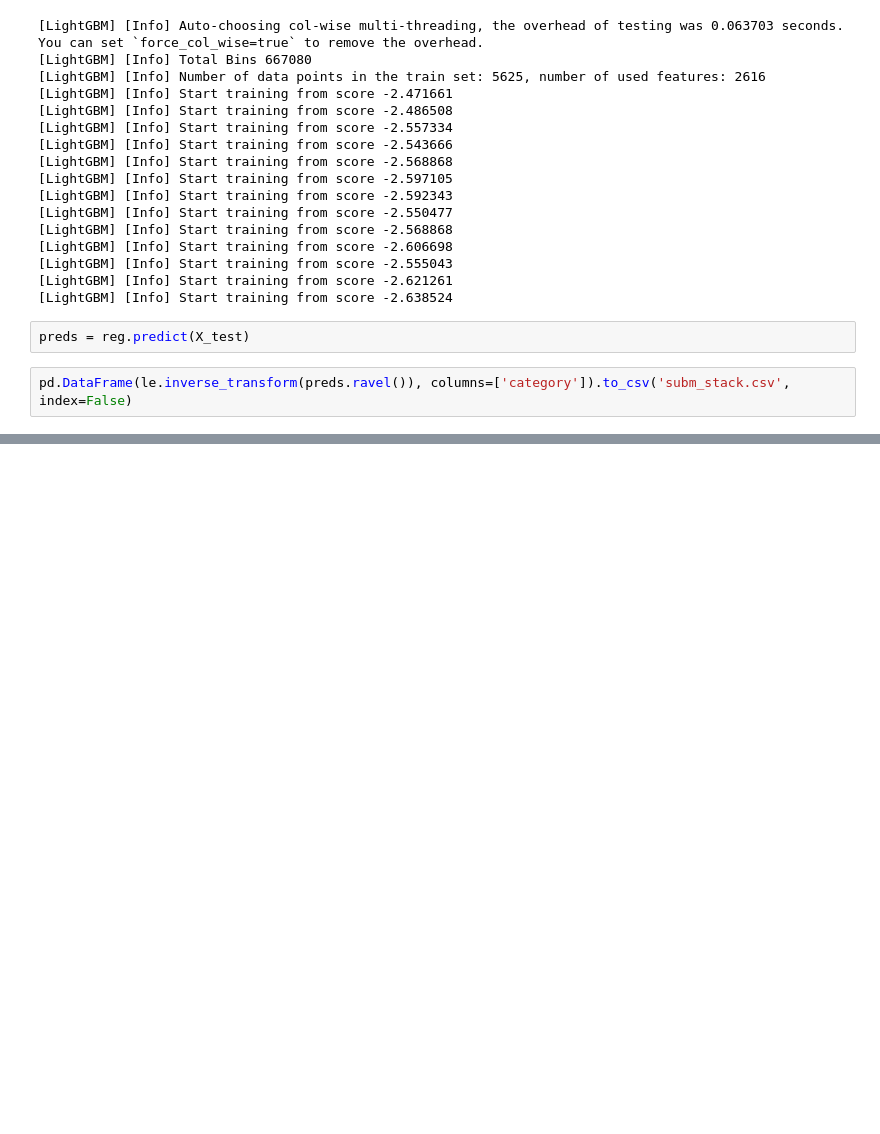
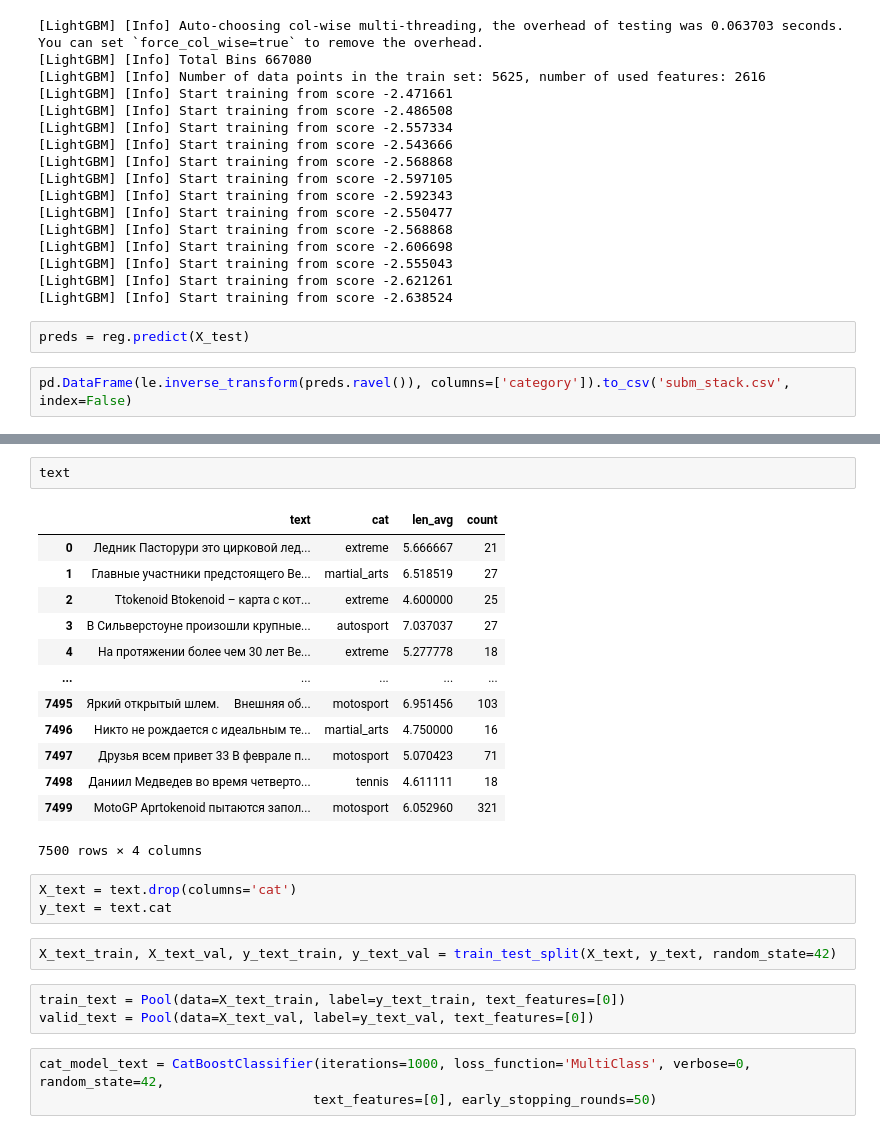
Before and after one commit to meshvedov/competition-ds, a Jupyter notebook: 6_blending_hw.ipynb, the cells around one changed output, grey strips where cells are left out. Saved outputs shown, nothing was run; the diff lists cells and outputs as text; blank space fills up the shorter version.

```diff
--- a/6_blending_hw.ipynb
+++ b/6_blending_hw.ipynb
@@ -210,0 +236,27 @@ pd.DataFrame(le.inverse_transform(preds.ravel()), columns=['category']).to_csv('
+# %%
+text
+# %% [output]
+|  | text | cat | len_avg | count |
+| 0 | Ледник Пасторури это цирковой лед... | extreme | 5.666667 | 21 |
+| 1 | Главные участники предстоящего Be... | martial_arts | 6.518519 | 27 |
+| 2 | Ttokenoid Btokenoid – карта с кот... | extreme | 4.600000 | 25 |
+| 3 | В Сильверстоуне произошли крупные... | autosport | 7.037037 | 27 |
+| 4 | На протяжении более чем 30 лет Ве... | extreme | 5.277778 | 18 |
+| ... | ... | ... | ... | ... |
+| 7495 | Яркий открытый шлем. ⠀ Внешняя об... | motosport | 6.951456 | 103 |
+| 7496 | Никто не рождается с идеальным те... | martial_arts | 4.750000 | 16 |
+| 7497 | Друзья всем привет 33 В феврале п... | motosport | 5.070423 | 71 |
+| 7498 | Даниил Медведев во время четверто... | tennis | 4.611111 | 18 |
+| 7499 | MotoGP Aprtokenoid пытаются запол... | motosport | 6.052960 | 321 |
+7500 rows × 4 columns
+# %%
+X_text = text.drop(columns='cat')
+y_text = text.cat
+# %%
+X_text_train, X_text_val, y_text_train, y_text_val = train_test_split(X_text, y_text, random_state=42)
+# %%
+train_text = Pool(data=X_text_train, label=y_text_train, text_features=[0])
+valid_text = Pool(data=X_text_val, label=y_text_val, text_features=[0])
+# %%
+cat_model_text = CatBoostClassifier(iterations=1000, loss_function='MultiClass', verbose=0, random_state=42,
+                                   text_features=[0], early_stopping_rounds=50)
```
Also changed, not shown: parts of 20 cells of this notebook.
